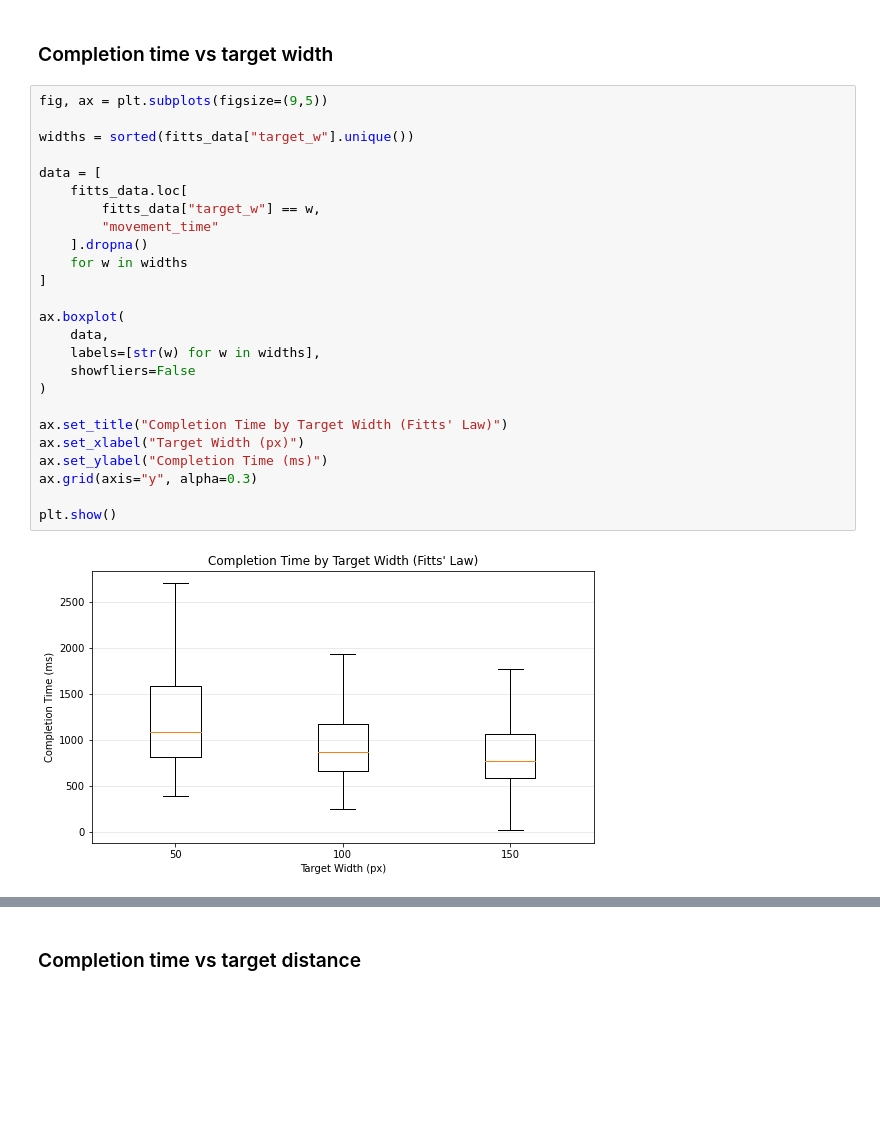
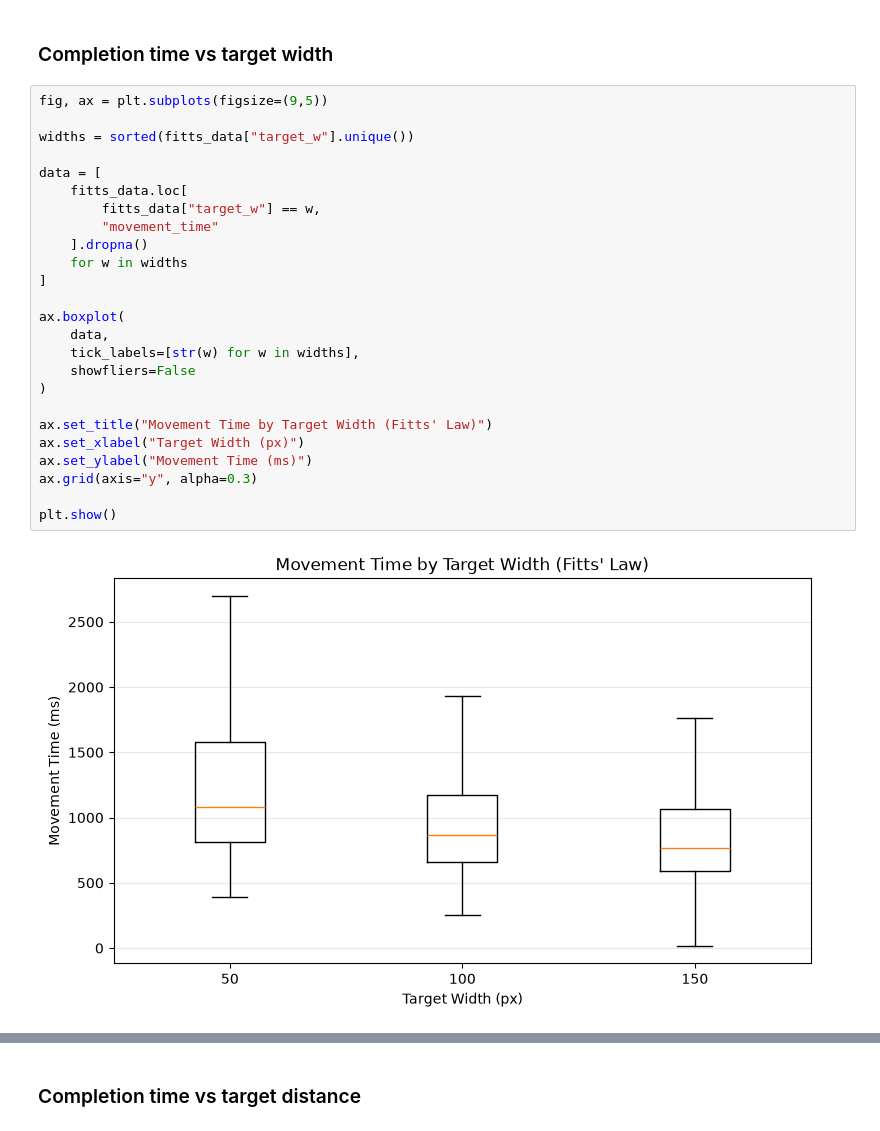
Before and after one commit to ITT-26/assignment-07-pointing-max-thu, a Jupyter notebook: task_5/analysis.ipynb, the cells around one changed output, grey strips where cells are left out. Drawn from its saved outputs; the diff is of its cells as text; blank space fills up the shorter version.

```diff
--- a/task_5/analysis.ipynb
+++ b/task_5/analysis.ipynb
@@ -194,27 +200,27 @@ plt.show()
 # %%
 fig, ax = plt.subplots(figsize=(9,5))
 
 widths = sorted(fitts_data["target_w"].unique())
 
 data = [
     fitts_data.loc[
         fitts_data["target_w"] == w,
         "movement_time"
     ].dropna()
     for w in widths
 ]
 
 ax.boxplot(
     data,
-    labels=[str(w) for w in widths],
+    tick_labels=[str(w) for w in widths],
     showfliers=False
 )
 
-ax.set_title("Completion Time by Target Width (Fitts' Law)")
+ax.set_title("Movement Time by Target Width (Fitts' Law)")
 ax.set_xlabel("Target Width (px)")
-ax.set_ylabel("Completion Time (ms)")
+ax.set_ylabel("Movement Time (ms)")
 ax.grid(axis="y", alpha=0.3)
 
 plt.show()
 # %% [output]
-[figure, old version]
+[figure, new version]
```
Also changed, not shown: parts of 18 cells of this notebook.
